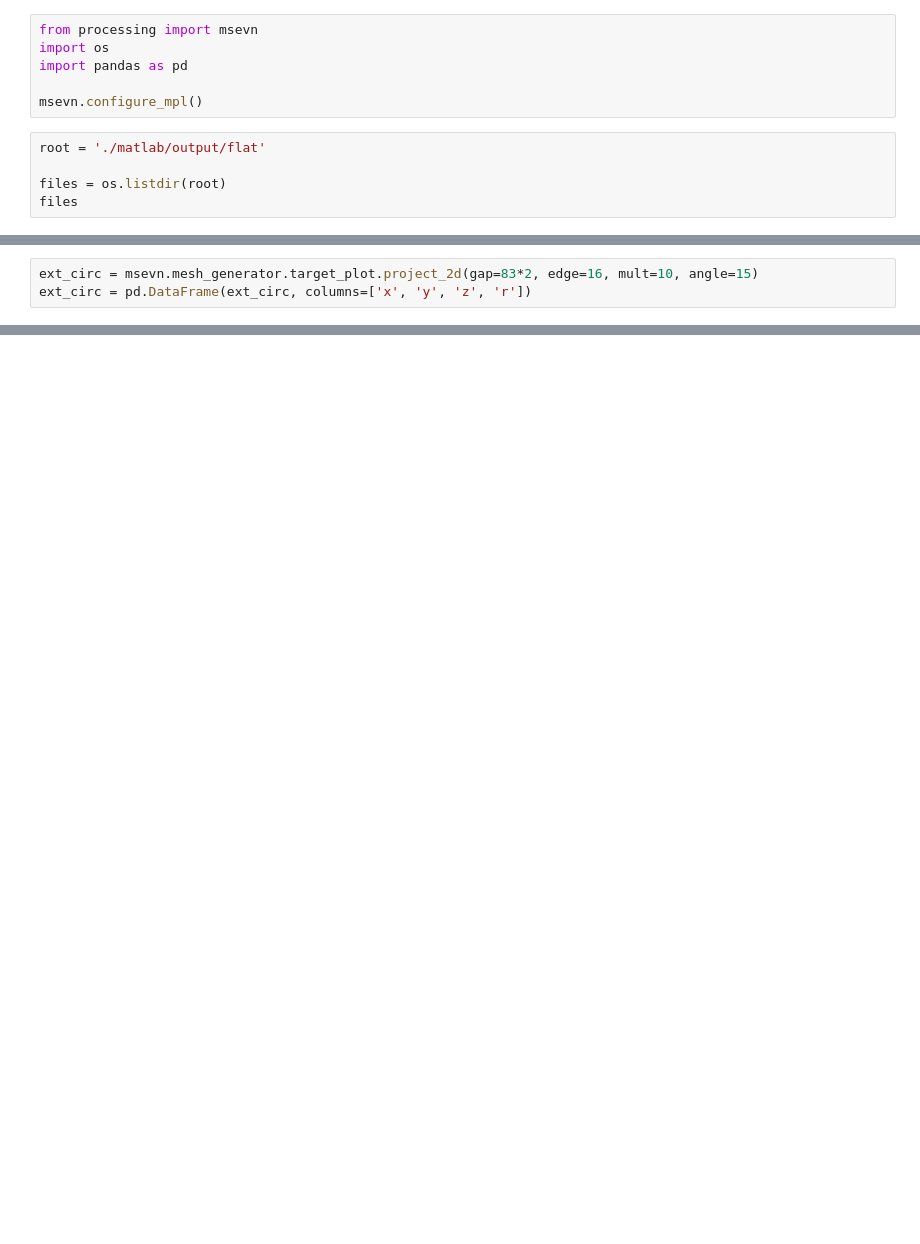
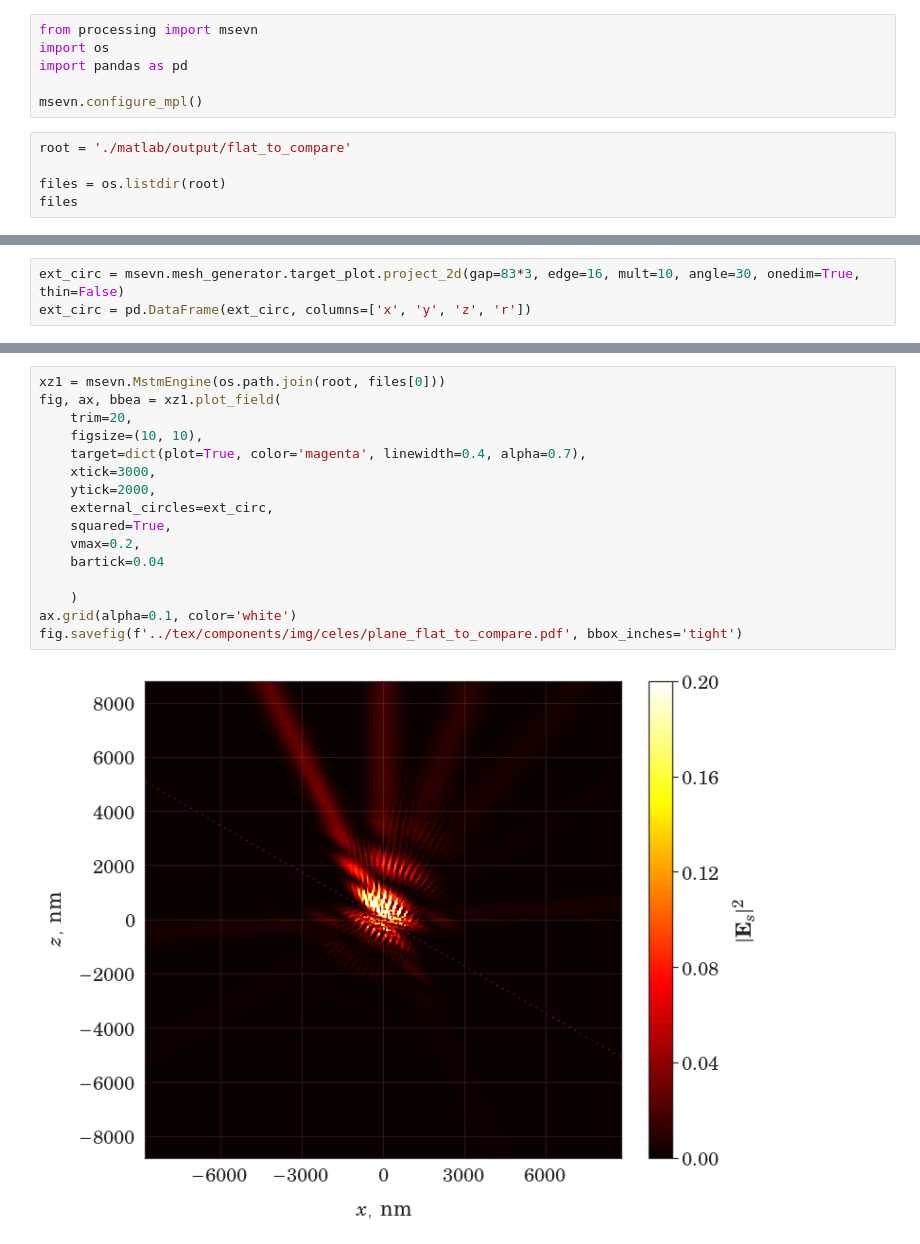
Before and after one commit to Misery7100-Magistracy/Angular-dispersion-boost, a Jupyter notebook: computations/mstm_flat.ipynb, the cells around one changed output, grey strips where cells are left out. Drawn from its saved outputs; the diff is of its cells as text; blank space fills up the shorter version.

```diff
--- a/computations/mstm_flat.ipynb
+++ b/computations/mstm_flat.ipynb
@@ -5,7 +5,7 @@ import pandas as pd
 
 msevn.configure_mpl()
 # %%
-root = './matlab/output/flat'
+root = './matlab/output/flat_to_compare'
 
 files = os.listdir(root)
 files
@@ -16,3 +15,3 @@ files
 # %%
-ext_circ = msevn.mesh_generator.target_plot.project_2d(gap=83*2, edge=16, mult=10, angle=15)
+ext_circ = msevn.mesh_generator.target_plot.project_2d(gap=83*3, edge=16, mult=10, angle=30, onedim=True, thin=False)
 ext_circ = pd.DataFrame(ext_circ, columns=['x', 'y', 'z', 'r'])
@@ -19,3 +36,21 @@ ext_circ = pd.DataFrame(ext_circ, columns=['x', 'y', 'z', 'r'])
+# %%
+xz1 = msevn.MstmEngine(os.path.join(root, files[0]))
+fig, ax, bbea = xz1.plot_field(
+    trim=20,
+    figsize=(10, 10),
+    target=dict(plot=True, color='magenta', linewidth=0.4, alpha=0.7),
+    xtick=3000,
+    ytick=2000,
+    external_circles=ext_circ,
+    squared=True,
+    vmax=0.2,
+    bartick=0.04
+
+    )
+ax.grid(alpha=0.1, color='white')
+fig.savefig(f'../tex/components/img/celes/plane_flat_to_compare.pdf', bbox_inches='tight')
+# %% [output]
+[figure, added]
 # %%
 xz1 = msevn.MstmEngine(os.path.join(root, files[1]))
 fig, ax, bbea = xz1.plot_field(
```
Also changed, not shown: parts of 5 cells of this notebook, 8 other files.
